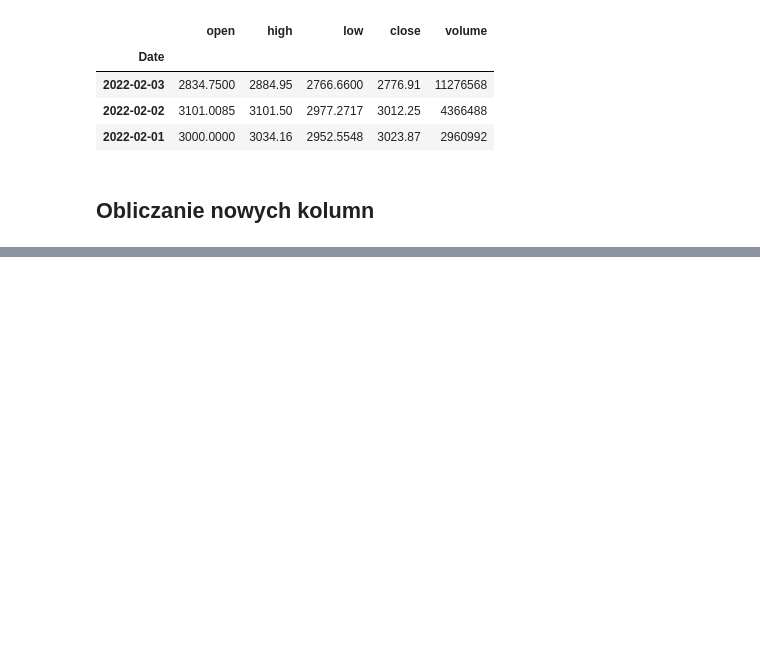
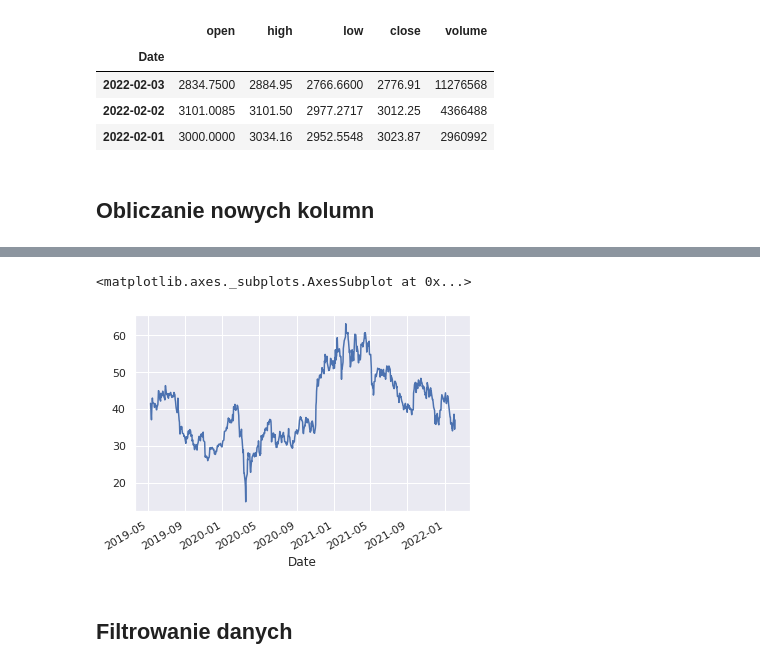
Before and after one commit to mateuszklimczyk97/data-science-bootcamp, a Jupyter notebook: 02_analiza_danych/02_dane_gieldowe.ipynb, the cells around one changed output, grey strips where cells are left out. Saved outputs shown, nothing was run; the diff lists cells and outputs as text; code cells hidden in the pictures; blank space fills up the shorter version.

```diff
--- a/02_analiza_danych/02_dane_gieldowe.ipynb
+++ b/02_analiza_danych/02_dane_gieldowe.ipynb
@@ -229,0 +331,7 @@ memory usage: 32.4 KB
+# %%
+df.Close.plot()
+# %% [output]
+<matplotlib.axes._subplots.AxesSubplot at 0x...>
+[figure, added]
+# %% [markdown]
+## Filtrowanie danych
```
Also changed, not shown: parts of 25 cells of this notebook.
